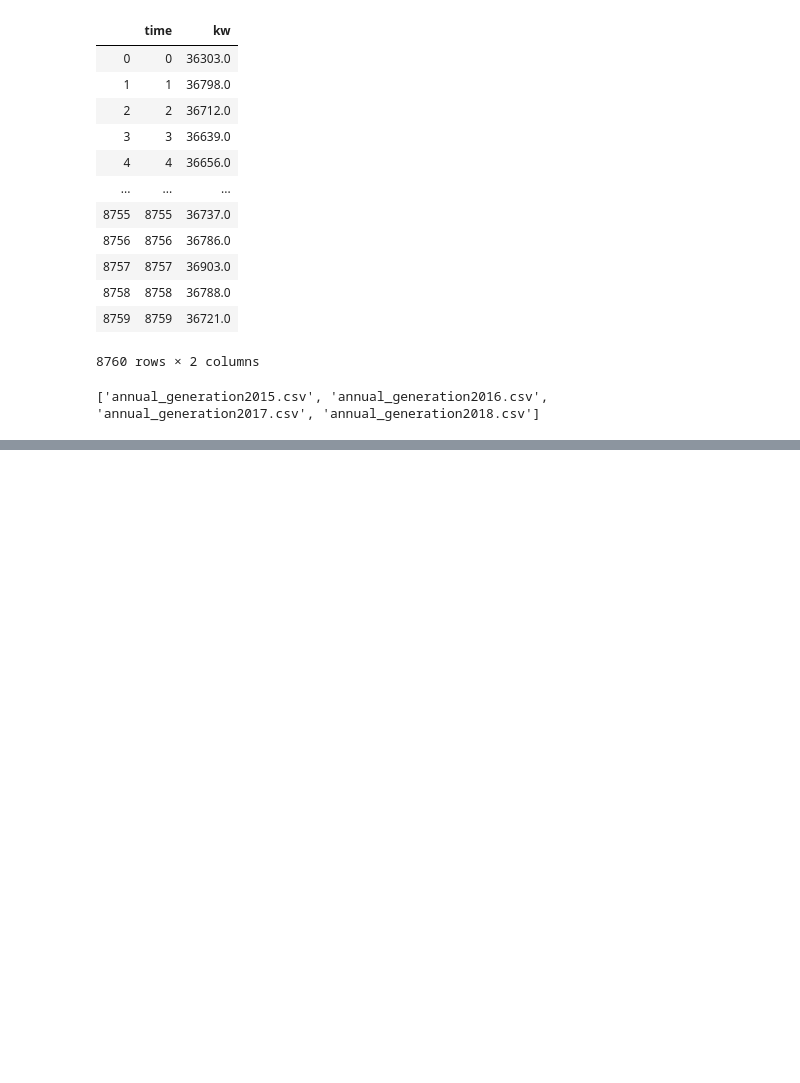
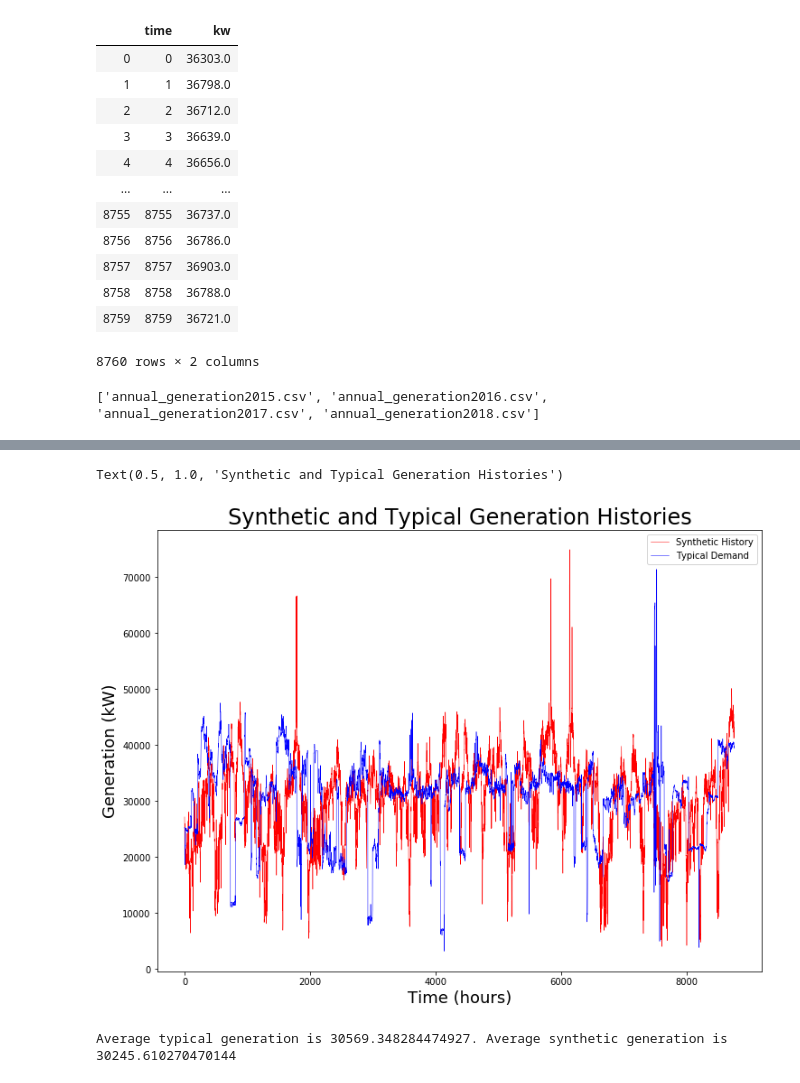
Before and after one commit to arfc/pride, a Jupyter notebook: data_processing/abbott_generation.ipynb, the cells around one changed output, grey strips where cells are left out. Drawn from its saved outputs; the diff is of its cells as text; code cells hidden in the pictures; blank space fills up the shorter version.

Commit message:
adds synthetic generation histories

```diff
--- a/data_processing/abbott_generation.ipynb
+++ b/data_processing/abbott_generation.ipynb
@@ -210,0 +217,21 @@ plt.show()
+# %%
+path = '../../data/'
+synthetic_history = pd.read_csv(path+"generationHistories_2.csv")
+# %%
+# plot synthetic history
+fig = plt.figure(figsize=(12,9), edgecolor='k', facecolor='w')
+plt.plot(synthetic_history['time'], synthetic_history['kw'],
+         color='r',lw = 0.5, label='Synthetic History')
+plt.plot(typical_demand['time'], typical_demand['kw'],
+         color='b', lw=0.5, label='Typical Demand')
+plt.ylabel("Generation (kW)", fontsize=18)
+plt.xlabel("Time (hours)", fontsize=18)
+plt.legend()
+plt.title("Synthetic and Typical Generation Histories", fontsize=24)
+# %% [output]
+Text(0.5, 1.0, 'Synthetic and Typical Generation Histories')
+[figure, added]
+# %%
+print("Average typical generation is {}. Average synthetic generation is {}".format(typical_demand.kw.mean(), synthetic_history.kw.mean()))
+# %% [output]
+Average typical generation is 30569.348284474927. Average synthetic generation is 30245.610270470144
```
Also changed, not shown: parts of 3 cells of this notebook, 2 other files.
